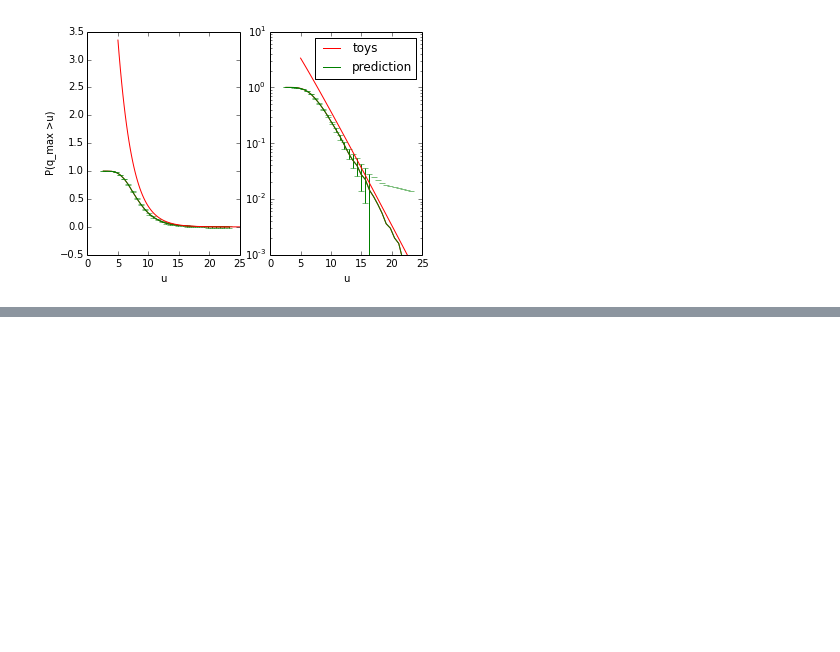
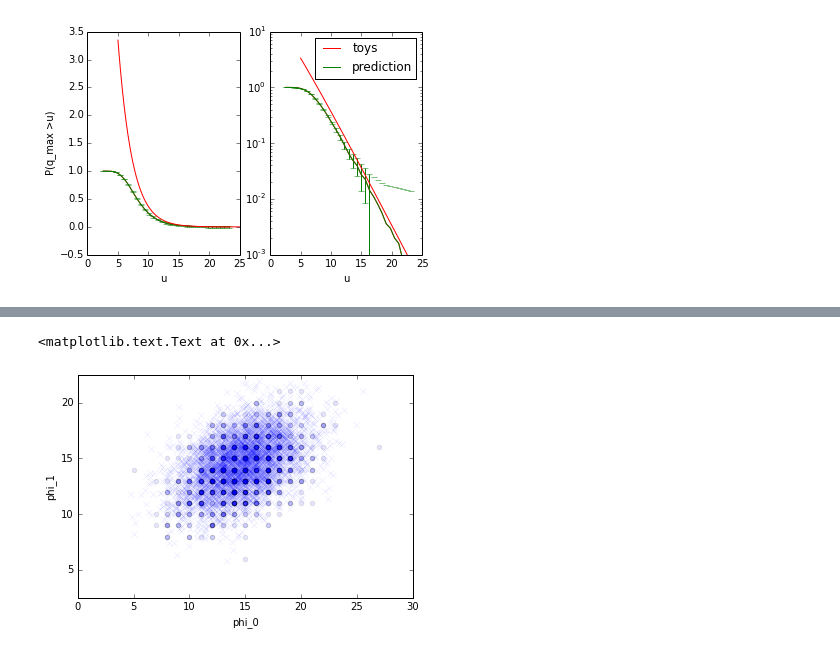
Before and after one commit to cranmer/look-elsewhere-2d, a Jupyter notebook: create_gaussian_process_examples.ipynb, the cells around one changed output, grey strips where cells are left out. Drawn from its saved outputs; the diff is of its cells as text; code cells hidden in the pictures; blank space fills up the shorter version.

```diff
--- a/create_gaussian_process_examples.ipynb
+++ b/create_gaussian_process_examples.ipynb
@@ -216,0 +285,10 @@ plt.semilogy()
+# %%
+x, y = np.random.multivariate_normal([np.mean(phis[:,0]),np.mean(phis[:,0])], np.cov(phis[:,0], phis[:,1]), 5000).T
+_ = plt.scatter(phis[:,0], phis[:,1], alpha=0.1)
+plt.plot(x, y, 'x', alpha=0.1)
+plt.axis('equal')
+plt.xlabel('phi_0')
+plt.ylabel('phi_1')
+# %% [output]
+<matplotlib.text.Text at 0x...>
+[figure, added]
```
Also changed, not shown: parts of 15 cells of this notebook, 1 other file.
